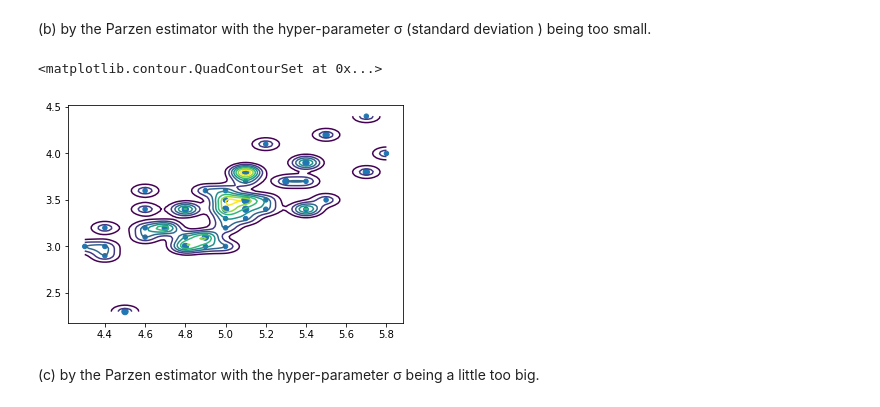
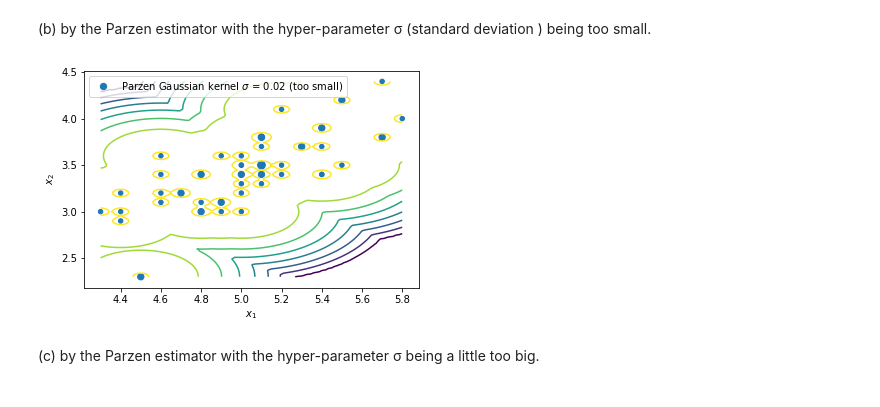
Before and after one commit to quatrejuin/ml_homework_1, a Jupyter notebook: ml_homework_1.ipynb, the cells around one changed output. Cells and saved outputs as stored; diff of their text form; code cells hidden in the pictures.

```diff
--- a/ml_homework_1.ipynb
+++ b/ml_homework_1.ipynb
@@ -688,31 +695,9 @@ sigma^2= [0.121764 0.140816]
 # %% [markdown]
 (b) by the Parzen estimator with the hyper-parameter σ (standard deviation ) being too small.
-# %%
-dg=Parzen_Est.train(feature_2d,0.05)
-
-
-range_x = np.linspace(np.min(feature_2d,axis=0)[0],np.max(feature_2d,axis=0)[0],100)
-range_y = np.linspace(np.min(feature_2d,axis=0)[1],np.max(feature_2d,axis=0)[1],100)
-
-range_xy=[]
-for i in range(0,100):
-    range_xy += [[]]
-    for j in range(0,100):
-        # x is in the row of range_xy
-        range_xy[i]  += [[range_x[j],range_y[i]]]
-
-density_est = np.empty((100,100))
-import pdb
-for j in range(0,100):
-    for i in range(0,100):
-        density_est[i][j] = dg.predict(range_xy[i][j])
-
-
-#pylab.axes().set_aspect('equal', 'datalim')
-plot_origin_point()
-pylab.contour(range_x,range_y,density_est)
-# %% [output]
-<matplotlib.contour.QuadContourSet at 0x...>
-[figure, removed]
+# %%
+est_pz=Parzen_Est.train(feature_2d,0.02)
+plot_mesh_est(est_pz,"Parzen Gaussian kernel $\sigma$ = {} (too small)".format(est_pz.sigma))
+# %% [output]
+[figure, added]
 # %% [markdown]
 (c) by the Parzen estimator with the hyper-parameter σ being a little too big.
```
Also changed, not shown: parts of 16 cells of this notebook.
